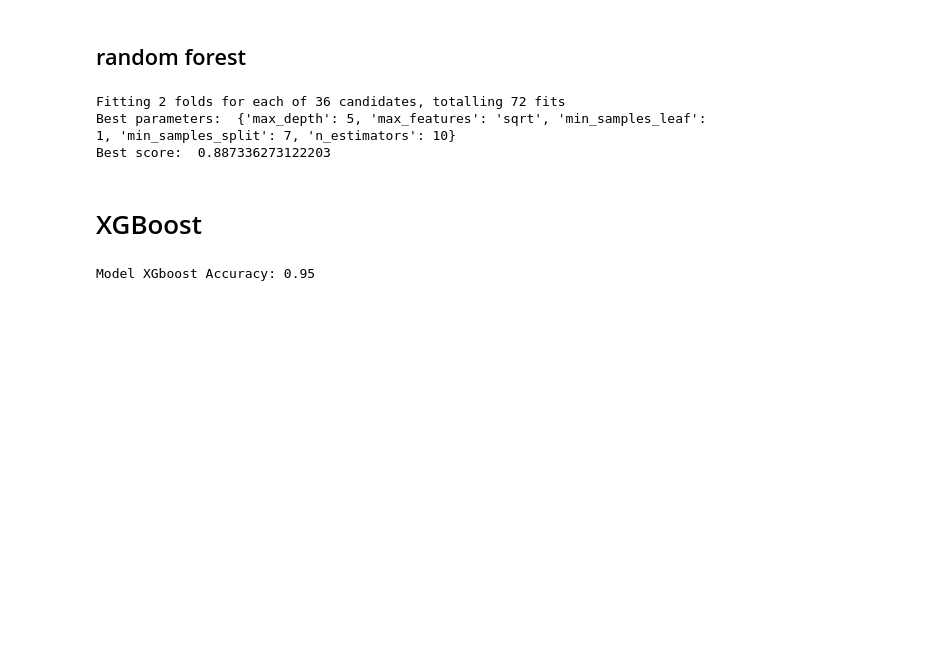
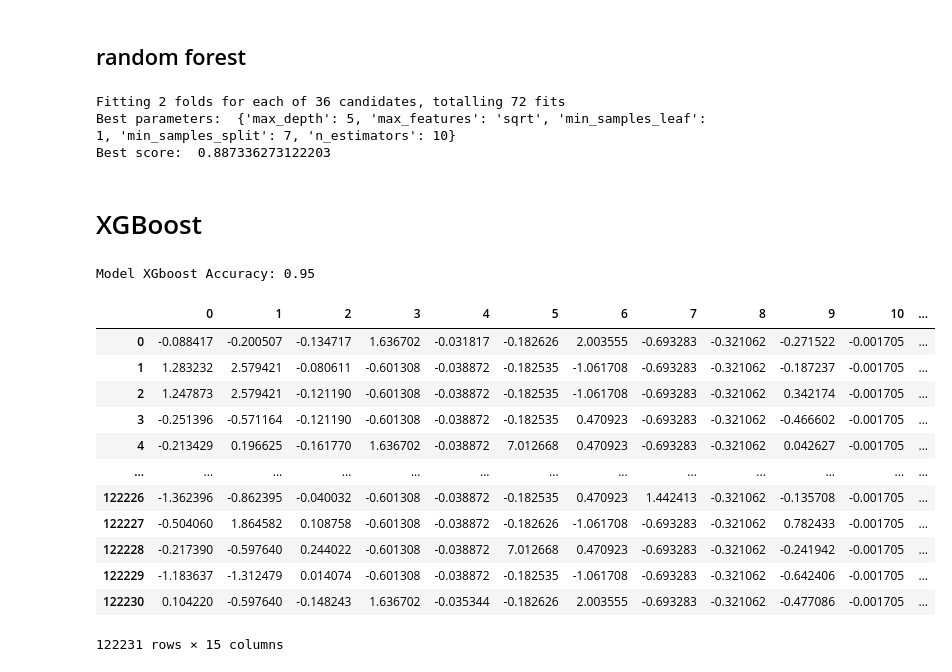
Before and after one commit to brandontnavarrete/SBA-Loan-Approval, a Jupyter notebook: modeling.ipynb, the cells around one changed output. Drawn from its saved outputs; the diff is of its cells as text; code cells hidden in the pictures; blank space fills up the shorter version.

```diff
--- a/modeling.ipynb
+++ b/modeling.ipynb
@@ -131,3 +171,19 @@ y_hat = xgb_model.predict(X_test_sc)
 print(f'Model XGboost Accuracy: {accuracy_score(y_test, y_hat):.2f}')
 # %% [output]
 Model XGboost Accuracy: 0.95
+# %%
+X_test_sc
+# %% [output]
+|  | 0 | 1 | 2 | 3 | 4 | 5 | 6 | 7 | 8 | 9 | 10 | ... |
+| 0 | -0.088417 | -0.200507 | -0.134717 | 1.636702 | -0.031817 | -0.182626 | 2.003555 | -0.693283 | -0.321062 | -0.271522 | -0.001705 | ... |
+| 1 | 1.283232 | 2.579421 | -0.080611 | -0.601308 | -0.038872 | -0.182535 | -1.061708 | -0.693283 | -0.321062 | -0.187237 | -0.001705 | ... |
+| 2 | 1.247873 | 2.579421 | -0.121190 | -0.601308 | -0.038872 | -0.182535 | -1.061708 | -0.693283 | -0.321062 | 0.342174 | -0.001705 | ... |
+| 3 | -0.251396 | -0.571164 | -0.121190 | -0.601308 | -0.038872 | -0.182535 | 0.470923 | -0.693283 | -0.321062 | -0.466602 | -0.001705 | ... |
+| 4 | -0.213429 | 0.196625 | -0.161770 | 1.636702 | -0.038872 | 7.012668 | 0.470923 | -0.693283 | -0.321062 | 0.042627 | -0.001705 | ... |
+| ... | ... | ... | ... | ... | ... | ... | ... | ... | ... | ... | ... | ... |
+| 122226 | -1.362396 | -0.862395 | -0.040032 | -0.601308 | -0.038872 | -0.182535 | 0.470923 | 1.442413 | -0.321062 | -0.135708 | -0.001705 | ... |
+| 122227 | -0.504060 | 1.864582 | 0.108758 | -0.601308 | -0.038872 | -0.182626 | -1.061708 | -0.693283 | -0.321062 | 0.782433 | -0.001705 | ... |
+| 122228 | -0.217390 | -0.597640 | 0.244022 | -0.601308 | -0.038872 | 7.012668 | 0.470923 | -0.693283 | -0.321062 | -0.241942 | -0.001705 | ... |
+| 122229 | -1.183637 | -1.312479 | 0.014074 | -0.601308 | -0.038872 | -0.182535 | -1.061708 | -0.693283 | -0.321062 | -0.642406 | -0.001705 | ... |
+| 122230 | 0.104220 | -0.597640 | -0.148243 | 1.636702 | -0.035344 | -0.182626 | 2.003555 | -0.693283 | -0.321062 | -0.477086 | -0.001705 | ... |
+122231 rows × 15 columns
```
Also changed, not shown: parts of 3 cells of this notebook, 1 other file.
